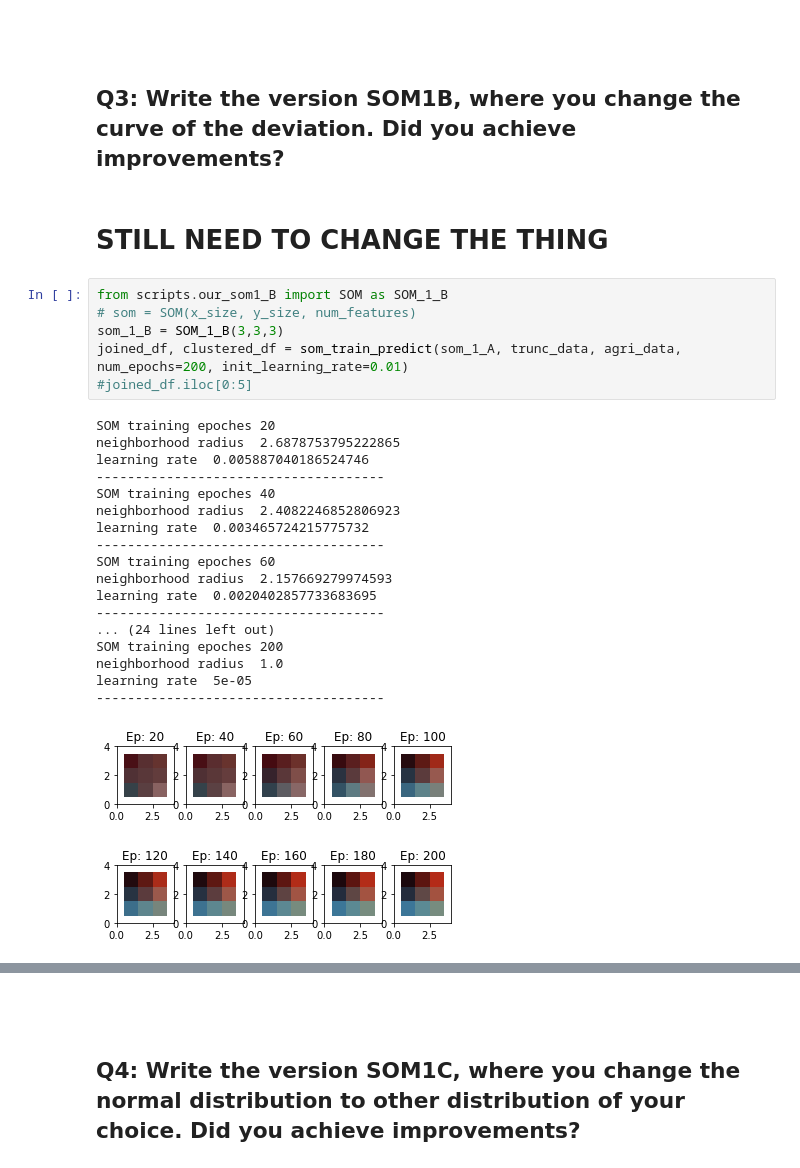
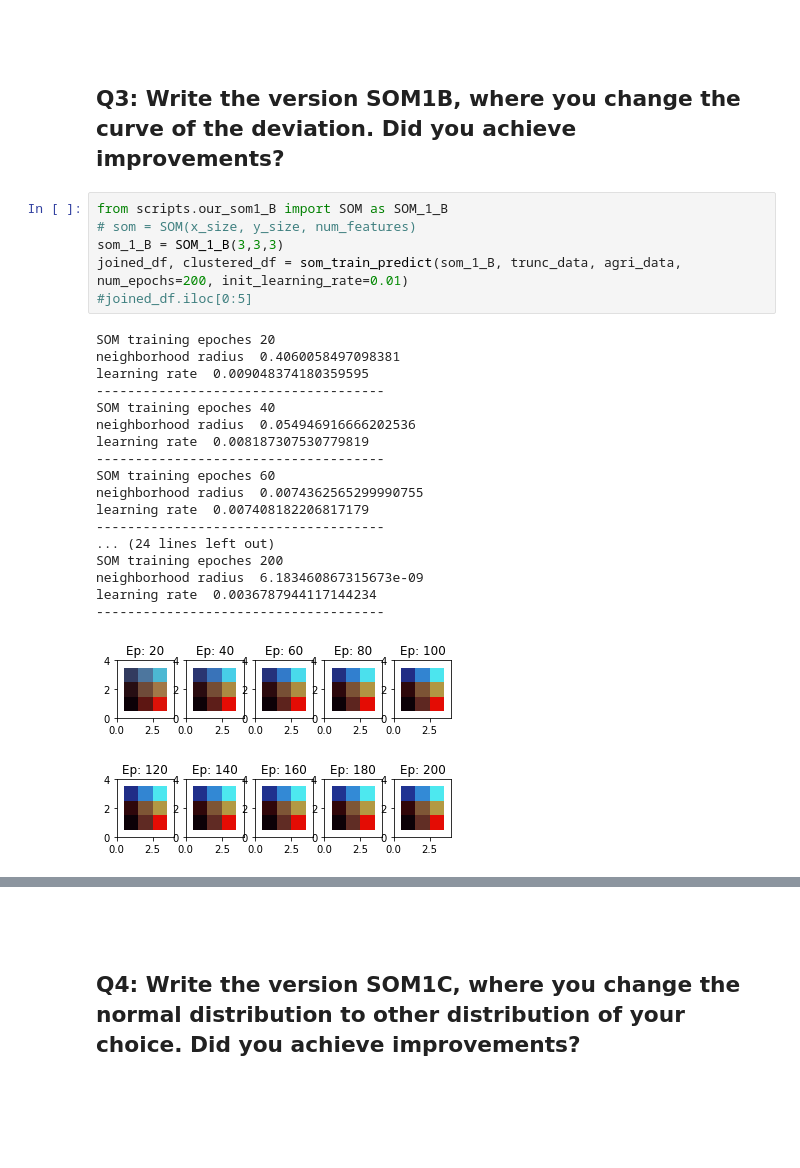
Before and after one commit to gundruke/TMBD-project-3, a Jupyter notebook: Answers.ipynb, the cells around one changed output, grey strips where cells are left out. Drawn from its saved outputs; the diff is of its cells as text; blank space fills up the shorter version.

Commit message:
Q3 code done & test quantization error thing added

```diff
--- a/Answers.ipynb
+++ b/Answers.ipynb
@@ -174,33 +184,31 @@ neighborhood_preservation_trustworthiness(1, trunc_data, cd)
 # %% [markdown]
 <br /> <br />
 ## **Q3:** Write the version SOM1B, where you change the curve of the deviation. Did you achieve improvements?
-# %% [markdown]
-# **STILL NEED TO CHANGE THE THING**
 # %%
 from scripts.our_som1_B import SOM as SOM_1_B
 # som = SOM(x_size, y_size, num_features)
 som_1_B = SOM_1_B(3,3,3)
-joined_df, clustered_df = som_train_predict(som_1_A, trunc_data, agri_data, num_epochs=200, init_learning_rate=0.01)
+joined_df, clustered_df = som_train_predict(som_1_B, trunc_data, agri_data, num_epochs=200, init_learning_rate=0.01)
 #joined_df.iloc[0:5]
 # %% [output]
 SOM training epoches 20
-neighborhood radius  2.6878753795222865
-learning rate  0.005887040186524746
+neighborhood radius  0.4060058497098381
+learning rate  0.009048374180359595
 -------------------------------------
 SOM training epoches 40
-neighborhood radius  2.4082246852806923
-learning rate  0.003465724215775732
+neighborhood radius  0.054946916666202536
+learning rate  0.008187307530779819
 -------------------------------------
 SOM training epoches 60
-neighborhood radius  2.157669279974593
-learning rate  0.0020402857733683695
+neighborhood radius  0.0074362565299990755
+learning rate  0.007408182206817179
 -------------------------------------
 ... (24 lines left out)
 SOM training epoches 200
-neighborhood radius  1.0
-learning rate  5e-05
+neighborhood radius  6.183460867315673e-09
+learning rate  0.0036787944117144234
 -------------------------------------
-[figure, old version]
+[figure, new version]
 # %%
 visualize_som(som_1_B, joined_df)
 # %% [output]
```
Also changed, not shown: parts of 19 cells of this notebook, 2 other files.
